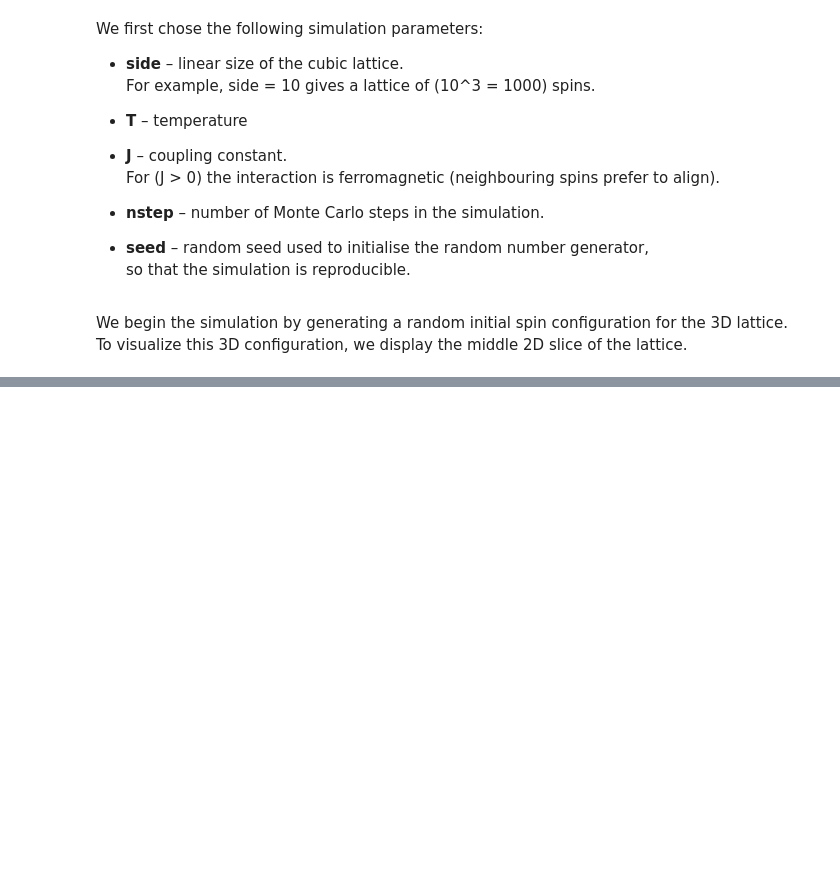
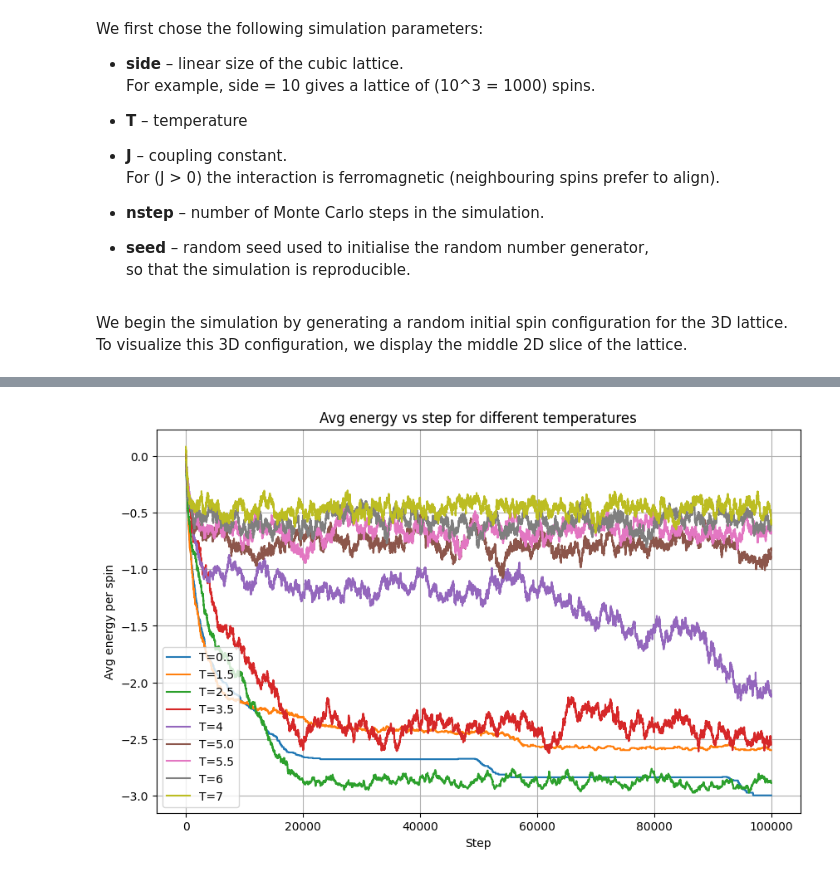
Before and after one commit to BCRLeo/3D-Ising-Model, a Jupyter notebook: Ising3DModel.ipynb, the cells around one changed output, grey strips where cells are left out. Saved outputs shown, nothing was run; the diff lists cells and outputs as text; code cells hidden in the pictures; blank space fills up the shorter version.

```diff
--- a/Ising3DModel.ipynb
+++ b/Ising3DModel.ipynb
@@ -278,0 +324,29 @@ Average magnetization: 0.9925798884022321
+# %%
+side = 10
+J = 1.0
+nstep = 100000
+seed = 67
+temps = [0.5, 1.5, 2.5, 3.5, 4 ,5.0, 5.5, 6, 7]
+
+plt.figure(figsize=(10, 6))
+final_states = {}
+
+for t in temps:
+    state = 2 * np.random.randint(2, size=(side, side, side)) - 1
+
+    e_hist, m_hist, final_state = run_simulation_fast(
+        state, side, t, J, nstep, seed
+    )
+
+    plt.plot(e_hist, label=f"T={t}")
+    final_states[t] = final_state
+
+
+plt.xlabel("Step")
+plt.ylabel("Avg energy per spin")
+plt.title("Avg energy vs step for different temperatures")
+plt.legend()
+plt.grid(True)
+plt.show()
+# %% [output]
+[figure, added]
```
Also changed, not shown: parts of 21 cells of this notebook.
